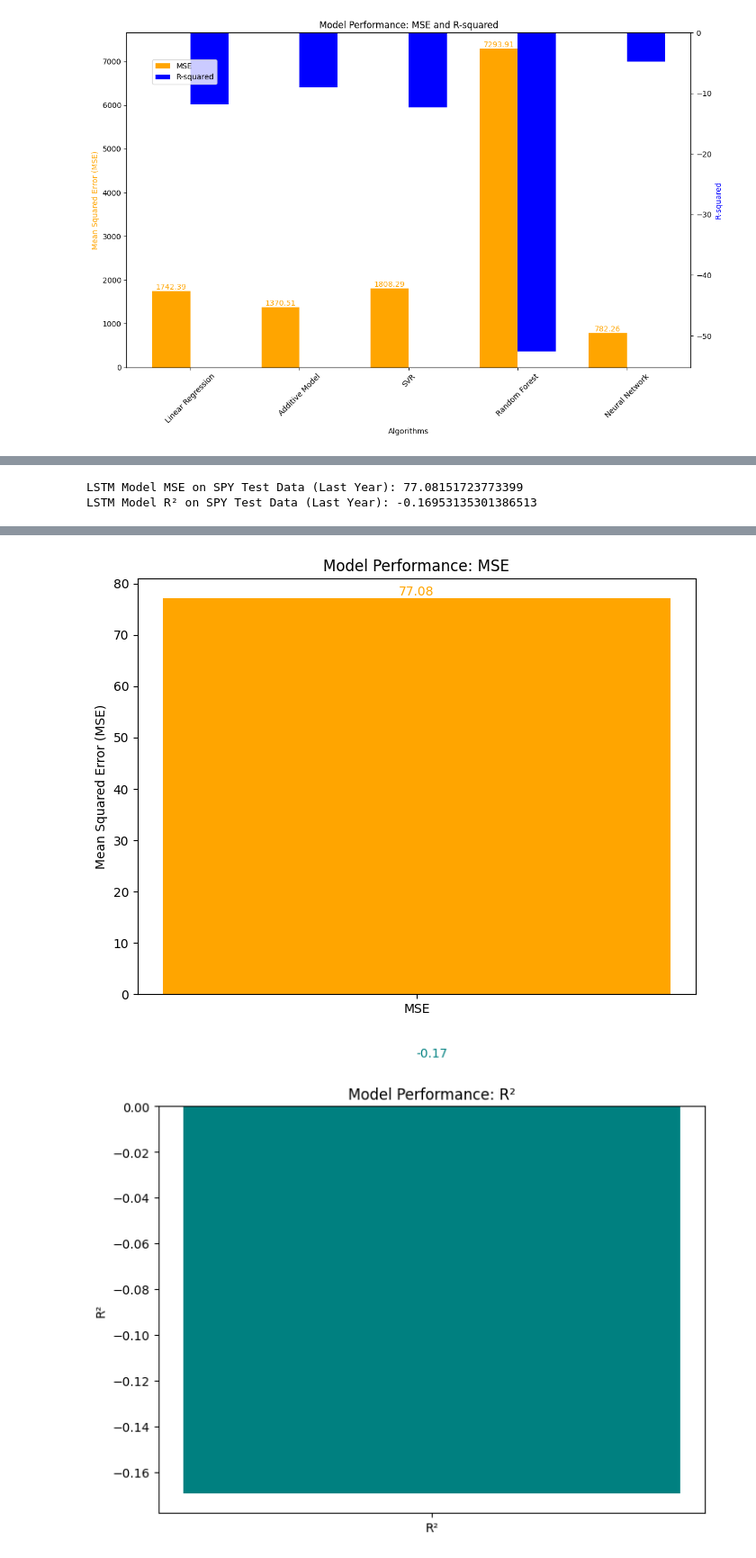
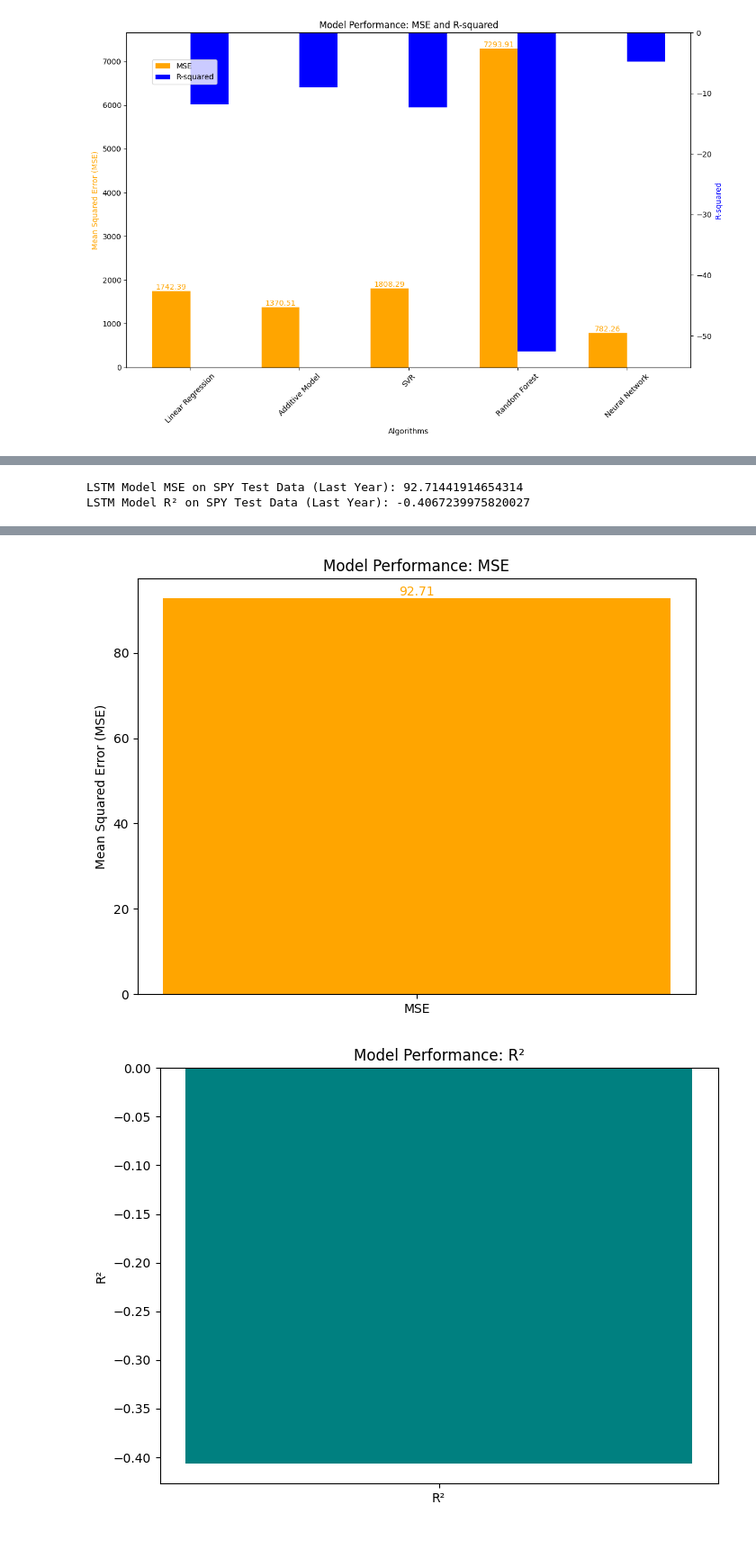
Before and after one commit to Anders-Stubberud/IT3212, a Jupyter notebook: assignment_3/anders/anders_godtepose.ipynb, the cells around one changed output, grey strips where cells are left out. Shown at 90% size. Cells and saved outputs as stored; diff of their text form; code cells hidden in the pictures.

```diff
--- a/assignment_3/anders/anders_godtepose.ipynb
+++ b/assignment_3/anders/anders_godtepose.ipynb
@@ -1359,5 +1369,5 @@ LSTM Model R² on SPY Test Data (Last Year): -17.121481853587
 # %%
-spy_predictions_tweaked = spy_predictions - 55
+spy_predictions_tweaked = spy_predictions + 27
 
 mse = mean_squared_error(y_spy_test_seq, spy_predictions_tweaked)
 r2 = r2_score(y_spy_test_seq, spy_predictions_tweaked)
@@ -1370,7 +1380,7 @@ last_3_years = df.index[-1] - pd.DateOffset(months=3 * 12 + 6)
 df_last_3_years = df[df.index >= last_3_years]
 plt.plot(df_last_3_years.index, df_last_3_years['Close'], label='Close Price', color='blue')
 plt.plot(spy_data.index[spy_data.index >= spy_test_start_date][seq_length:], spy_predictions_tweaked, label="Predicted SPY Close Price", color='orange')
-plt.title("Actual vs Predicted SPY Close Prices (Last Year Testing)")
+plt.title("Actual vs Predicted SPY Close Prices from LSTM Model pretrained on HSI")
 plt.xlabel("Date")
 plt.ylabel("Close Price")
 plt.legend()
@@ -1393,8 +1403,8 @@ plt.title('Model Performance: R²')
 plt.ylabel('R²')
 for bar in bars_r2:
     yval = bar.get_height()
-    plt.text(bar.get_x() + bar.get_width()/2, yval + 0.19, f'{yval:.2f}', ha='center', va='bottom', color='teal')  # Increased space
+    plt.text(bar.get_x() + bar.get_width()/2, yval + 0.2575, f'{yval:.2f}', ha='center', va='bottom', color='teal')  # Increased space
 plt.show()
 # %% [output]
-LSTM Model MSE on SPY Test Data (Last Year): 77.08151723773399
-LSTM Model R² on SPY Test Data (Last Year): -0.16953135301386513
+LSTM Model MSE on SPY Test Data (Last Year): 92.71441914654314
+LSTM Model R² on SPY Test Data (Last Year): -0.4067239975820027
@@ -1402,2 +1412,2 @@ LSTM Model R² on SPY Test Data (Last Year): -0.16953135301386513
-[figure, old version]
+[figure, new version]
-[figure, old version]
+[figure, new version]
```
Also changed, not shown: parts of 3 cells of this notebook, 1 other file.
